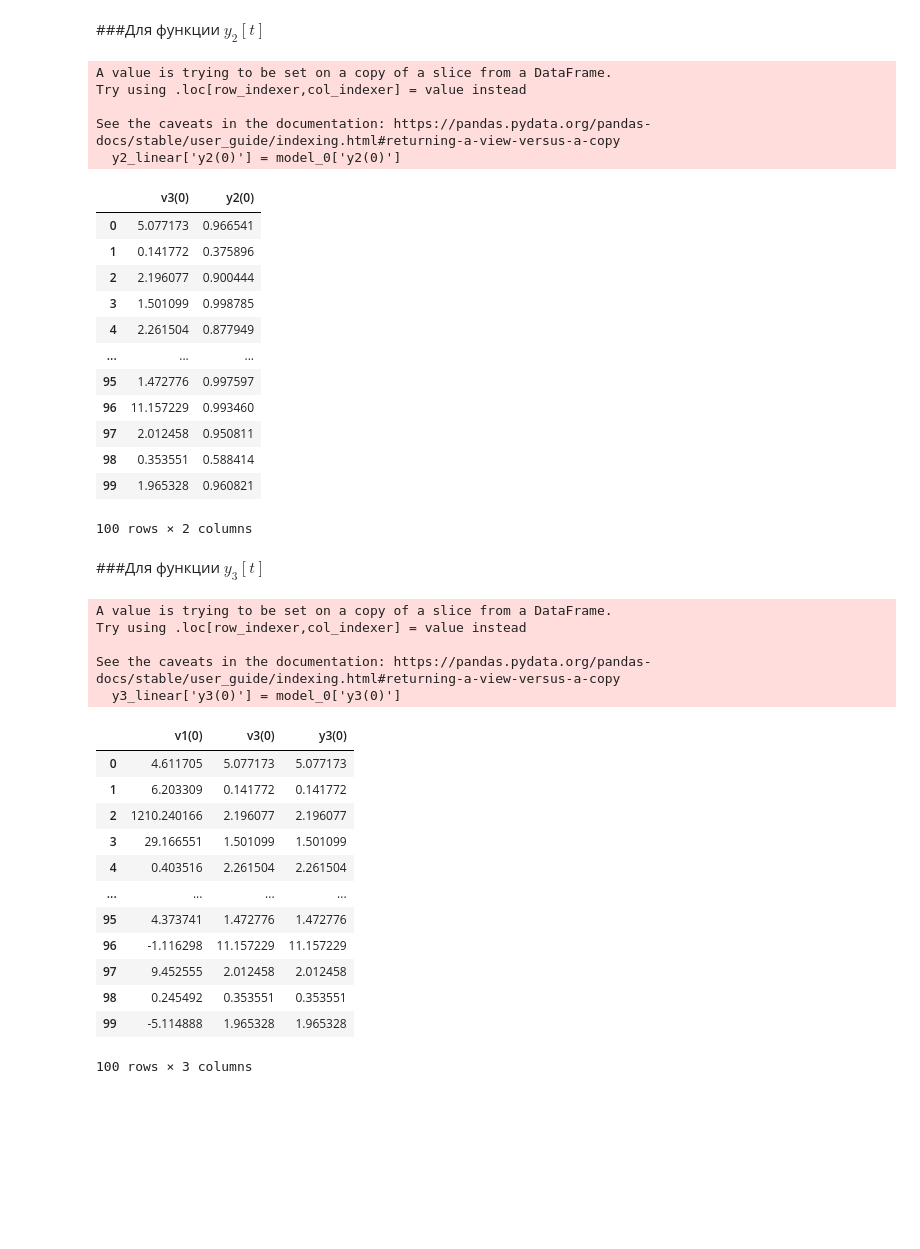
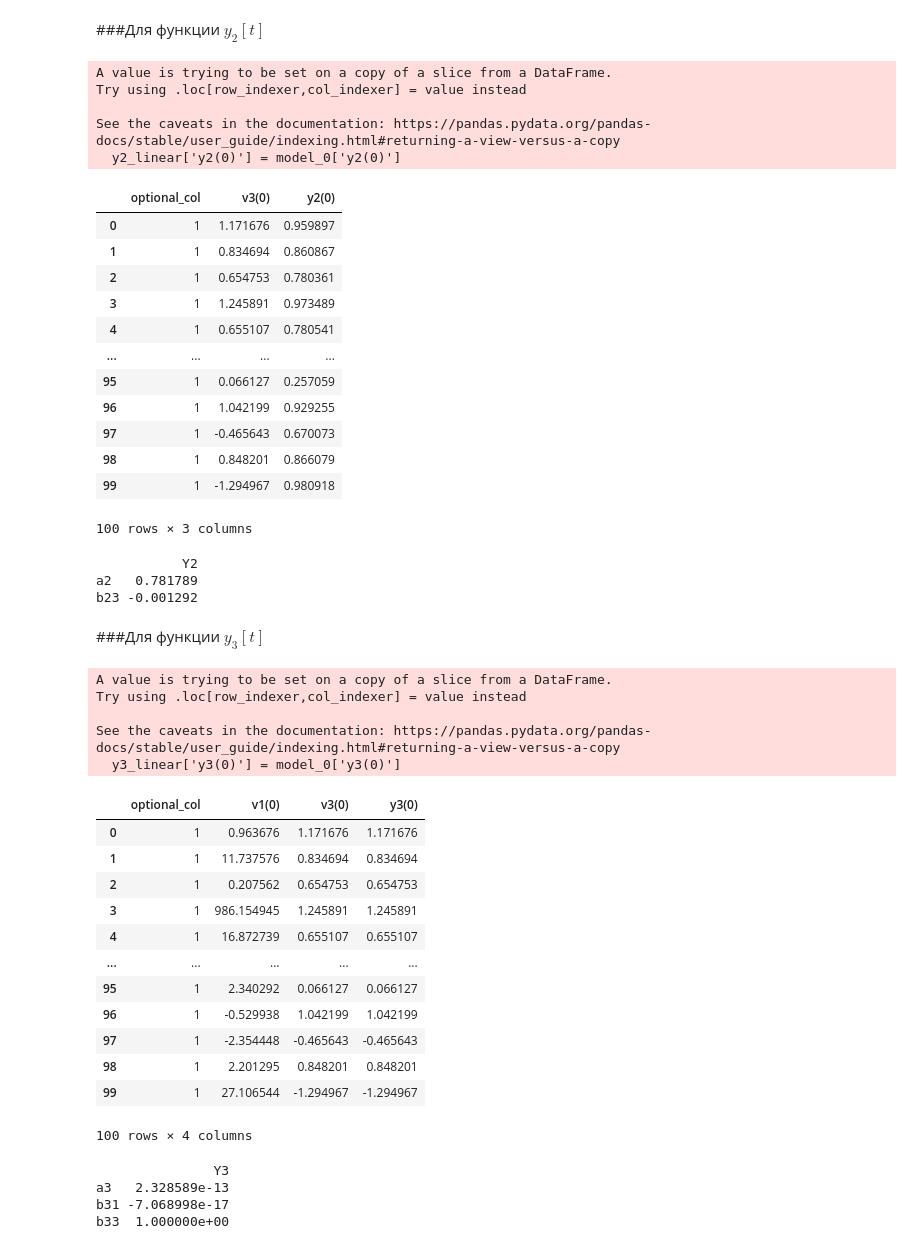
Before and after one commit to Viktory4121/MORD, a Jupyter notebook: ДОМ.ipynb, the cells around one changed output. Cells and saved outputs as stored; diff of their text form; code cells hidden in the pictures; blank space fills up the shorter version.

```diff
--- a/ДОМ.ipynb
+++ b/ДОМ.ipynb
@@ -341,6 +377,7 @@ See the caveats in the documentation: https://pandas.pydata.org/pandas-docs/stab
 #v3
 y2_linear = model_0[['v3(0)']]
 y2_linear['y2(0)'] = model_0['y2(0)']
+y2_linear.insert(0, "optional_col", vector_ones)
 y2_linear
 # %% [output]
 A value is trying to be set on a copy of a slice from a DataFrame.
@@ -348,42 +385,62 @@ Try using .loc[row_indexer,col_indexer] = value instead
 
 See the caveats in the documentation: https://pandas.pydata.org/pandas-docs/stable/user_guide/indexing.html#returning-a-view-versus-a-copy
   y2_linear['y2(0)'] = model_0['y2(0)']
-|  | v3(0) | y2(0) |
-| 0 | 5.077173 | 0.966541 |
-| 1 | 0.141772 | 0.375896 |
-| 2 | 2.196077 | 0.900444 |
-| 3 | 1.501099 | 0.998785 |
-| 4 | 2.261504 | 0.877949 |
-| ... | ... | ... |
-| 95 | 1.472776 | 0.997597 |
-| 96 | 11.157229 | 0.993460 |
-| 97 | 2.012458 | 0.950811 |
-| 98 | 0.353551 | 0.588414 |
-| 99 | 1.965328 | 0.960821 |
+|  | optional_col | v3(0) | y2(0) |
+| 0 | 1 | 1.171676 | 0.959897 |
+| 1 | 1 | 0.834694 | 0.860867 |
+| 2 | 1 | 0.654753 | 0.780361 |
+| 3 | 1 | 1.245891 | 0.973489 |
+| 4 | 1 | 0.655107 | 0.780541 |
+| ... | ... | ... | ... |
+| 95 | 1 | 0.066127 | 0.257059 |
+| 96 | 1 | 1.042199 | 0.929255 |
+| 97 | 1 | -0.465643 | 0.670073 |
+| 98 | 1 | 0.848201 | 0.866079 |
+| 99 | 1 | -1.294967 | 0.980918 |
-100 rows × 2 columns
+100 rows × 3 columns
+# %%
+A2y_linear = np.array(y2_linear)
+#A2y_psev = BenIsrael(A2y_linear[:, 0:(len(A2y_linear[0]) - 1)])
+Y2_estim_linear = solvingSLAE(A2y_linear[:, 0:(len(A2y_linear[0]) - 1)], np.matrix(A2y_linear[:, len(A2y_linear[0]) - 1]).T)
+print(pd.DataFrame(Y2_estim_linear, columns=['Y2'], index=['a2', 'b23']))
+# %% [output]
+           Y2
+a2   0.781789
+b23 -0.001292
 # %% [markdown]
 ###Для функции $y_3[t]$
 # %%
 #v1, v3
 y3_linear = model_0[['v1(0)', 'v3(0)']]
 y3_linear['y3(0)'] = model_0['y3(0)']
+y3_linear.insert(0, "optional_col", vector_ones)
 y3_linear
 # %% [output]
 A value is trying to be set on a copy of a slice from a DataFrame.
 Try using .loc[row_indexer,col_indexer] = value instead
 
 See the caveats in the documentation: https://pandas.pydata.org/pandas-docs/stable/user_guide/indexing.html#returning-a-view-versus-a-copy
   y3_linear['y3(0)'] = model_0['y3(0)']
-|  | v1(0) | v3(0) | y3(0) |
-| 0 | 4.611705 | 5.077173 | 5.077173 |
-| 1 | 6.203309 | 0.141772 | 0.141772 |
-| 2 | 1210.240166 | 2.196077 | 2.196077 |
-| 3 | 29.166551 | 1.501099 | 1.501099 |
-| 4 | 0.403516 | 2.261504 | 2.261504 |
-| ... | ... | ... | ... |
-| 95 | 4.373741 | 1.472776 | 1.472776 |
-| 96 | -1.116298 | 11.157229 | 11.157229 |
-| 97 | 9.452555 | 2.012458 | 2.012458 |
-| 98 | 0.245492 | 0.353551 | 0.353551 |
-| 99 | -5.114888 | 1.965328 | 1.965328 |
+|  | optional_col | v1(0) | v3(0) | y3(0) |
+| 0 | 1 | 0.963676 | 1.171676 | 1.171676 |
+| 1 | 1 | 11.737576 | 0.834694 | 0.834694 |
+| 2 | 1 | 0.207562 | 0.654753 | 0.654753 |
+| 3 | 1 | 986.154945 | 1.245891 | 1.245891 |
+| 4 | 1 | 16.872739 | 0.655107 | 0.655107 |
+| ... | ... | ... | ... | ... |
+| 95 | 1 | 2.340292 | 0.066127 | 0.066127 |
+| 96 | 1 | -0.529938 | 1.042199 | 1.042199 |
+| 97 | 1 | -2.354448 | -0.465643 | -0.465643 |
+| 98 | 1 | 2.201295 | 0.848201 | 0.848201 |
+| 99 | 1 | 27.106544 | -1.294967 | -1.294967 |
-100 rows × 3 columns
+100 rows × 4 columns
+# %%
+A3y_linear = np.array(y3_linear)
+#A3y_psev = BenIsrael(A3y_linear[:, 0:(len(A3y_linear[0]) - 1)])
+Y3_estim_linear = solvingSLAE(A3y_linear[:, 0:(len(A3y_linear[0]) - 1)], np.matrix(A3y_linear[:, len(A3y_linear[0]) - 1]).T)
+print(pd.DataFrame(Y3_estim_linear, columns=['Y3'], index=['a3', 'b31', 'b33']))
+# %% [output]
+               Y3
+a3   2.328589e-13
+b31 -7.068998e-17
+b33  1.000000e+00
```
Also changed, not shown: parts of 11 cells of this notebook.
